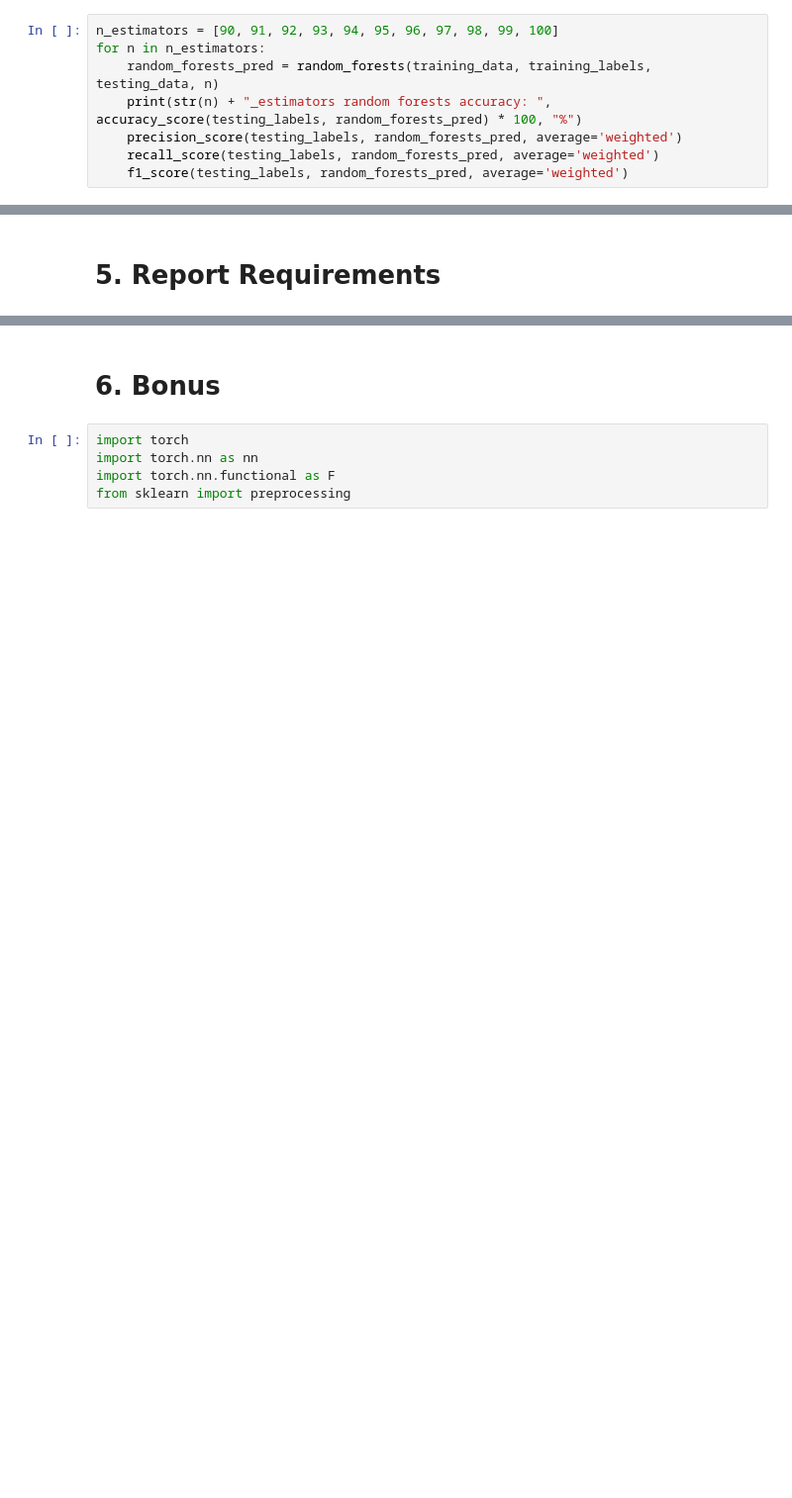
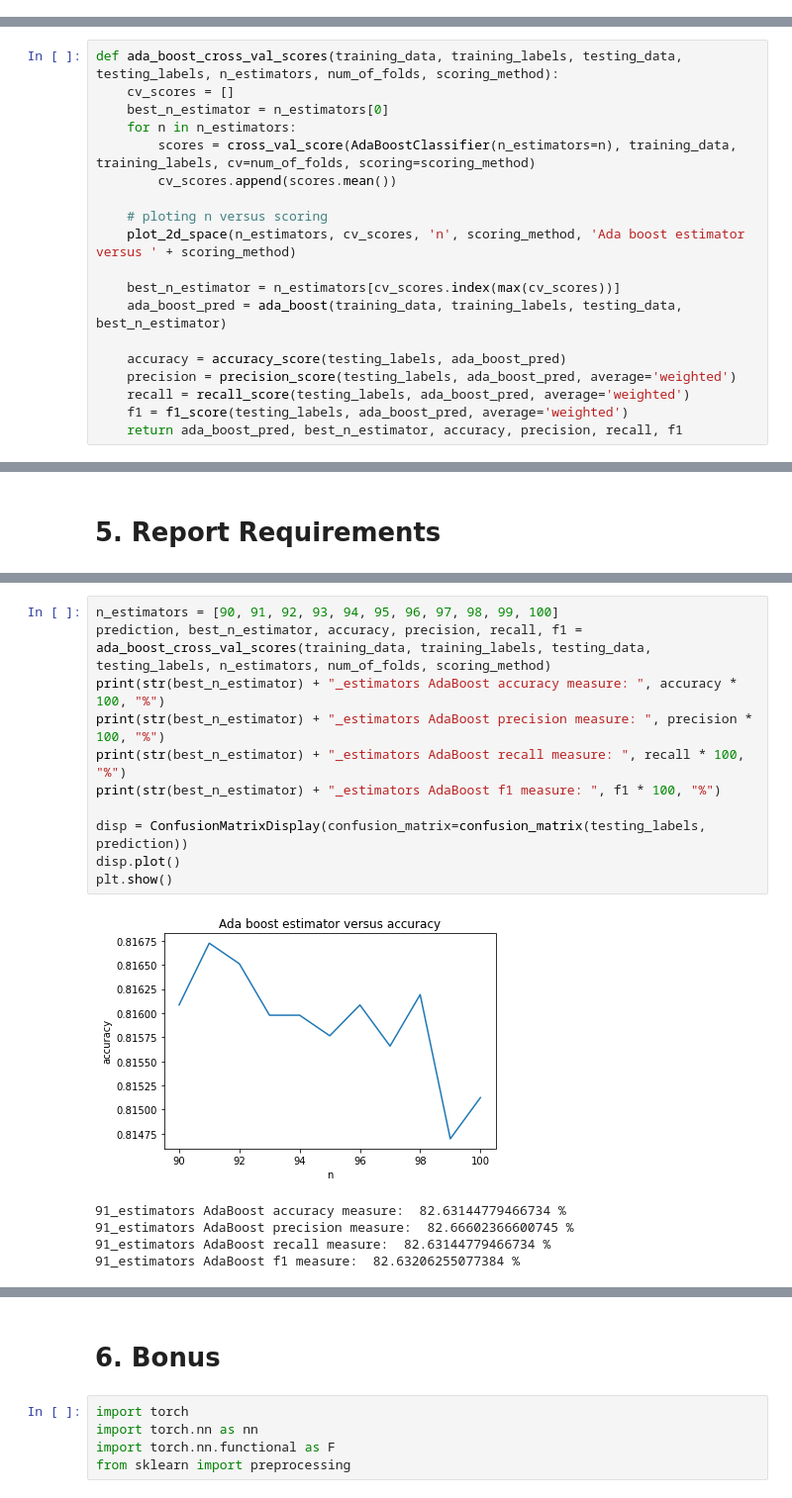
Before and after one commit to MostafaTwfiq/Classification-Models, a Jupyter notebook: model.ipynb, the cells around one changed output, grey strips where cells are left out. Shown at 99% size. Cells and saved outputs as stored; diff of their text form; blank space fills up the shorter version.

```diff
--- a/model.ipynb
+++ b/model.ipynb
@@ -259,8 +118,0 @@ for n in n_estimators:
-# %%
-n_estimators = [90, 91, 92, 93, 94, 95, 96, 97, 98, 99, 100]
-for n in n_estimators:
-    random_forests_pred = random_forests(training_data, training_labels, testing_data, n)
-    print(str(n) + "_estimators random forests accuracy: ", accuracy_score(testing_labels, random_forests_pred) * 100, "%")
-    precision_score(testing_labels, random_forests_pred, average='weighted')
-    recall_score(testing_labels, random_forests_pred, average='weighted')
-    f1_score(testing_labels, random_forests_pred, average='weighted')
@@ -278,0 +142,19 @@ for n in n_estimators:
+# %%
+def ada_boost_cross_val_scores(training_data, training_labels, testing_data, testing_labels, n_estimators, num_of_folds, scoring_method):
+    cv_scores = []
+    best_n_estimator = n_estimators[0]
+    for n in n_estimators:
+        scores = cross_val_score(AdaBoostClassifier(n_estimators=n), training_data, training_labels, cv=num_of_folds, scoring=scoring_method)
+        cv_scores.append(scores.mean())
+
+    # ploting n versus scoring
+    plot_2d_space(n_estimators, cv_scores, 'n', scoring_method, 'Ada boost estimator versus ' + scoring_method)
+
+    best_n_estimator = n_estimators[cv_scores.index(max(cv_scores))]
+    ada_boost_pred = ada_boost(training_data, training_labels, testing_data, best_n_estimator)
+
+    accuracy = accuracy_score(testing_labels, ada_boost_pred)
+    precision = precision_score(testing_labels, ada_boost_pred, average='weighted')
+    recall = recall_score(testing_labels, ada_boost_pred, average='weighted')
+    f1 = f1_score(testing_labels, ada_boost_pred, average='weighted')
+    return ada_boost_pred, best_n_estimator, accuracy, precision, recall, f1
@@ -280,0 +251,17 @@ for n in n_estimators:
+# %%
+n_estimators = [90, 91, 92, 93, 94, 95, 96, 97, 98, 99, 100]
+prediction, best_n_estimator, accuracy, precision, recall, f1 = ada_boost_cross_val_scores(training_data, training_labels, testing_data, testing_labels, n_estimators, num_of_folds, scoring_method)
+print(str(best_n_estimator) + "_estimators AdaBoost accuracy measure: ", accuracy * 100, "%")
+print(str(best_n_estimator) + "_estimators AdaBoost precision measure: ", precision * 100, "%")
+print(str(best_n_estimator) + "_estimators AdaBoost recall measure: ", recall * 100, "%")
+print(str(best_n_estimator) + "_estimators AdaBoost f1 measure: ", f1 * 100, "%")
+
+disp = ConfusionMatrixDisplay(confusion_matrix=confusion_matrix(testing_labels, prediction))
+disp.plot()
+plt.show()
+# %% [output]
+[figure, added]
+91_estimators AdaBoost accuracy measure:  82.63144779466734 %
+91_estimators AdaBoost precision measure:  82.66602366600745 %
+91_estimators AdaBoost recall measure:  82.63144779466734 %
+91_estimators AdaBoost f1 measure:  82.63206255077384 %
```
Also changed, not shown: parts of 32 cells of this notebook.
